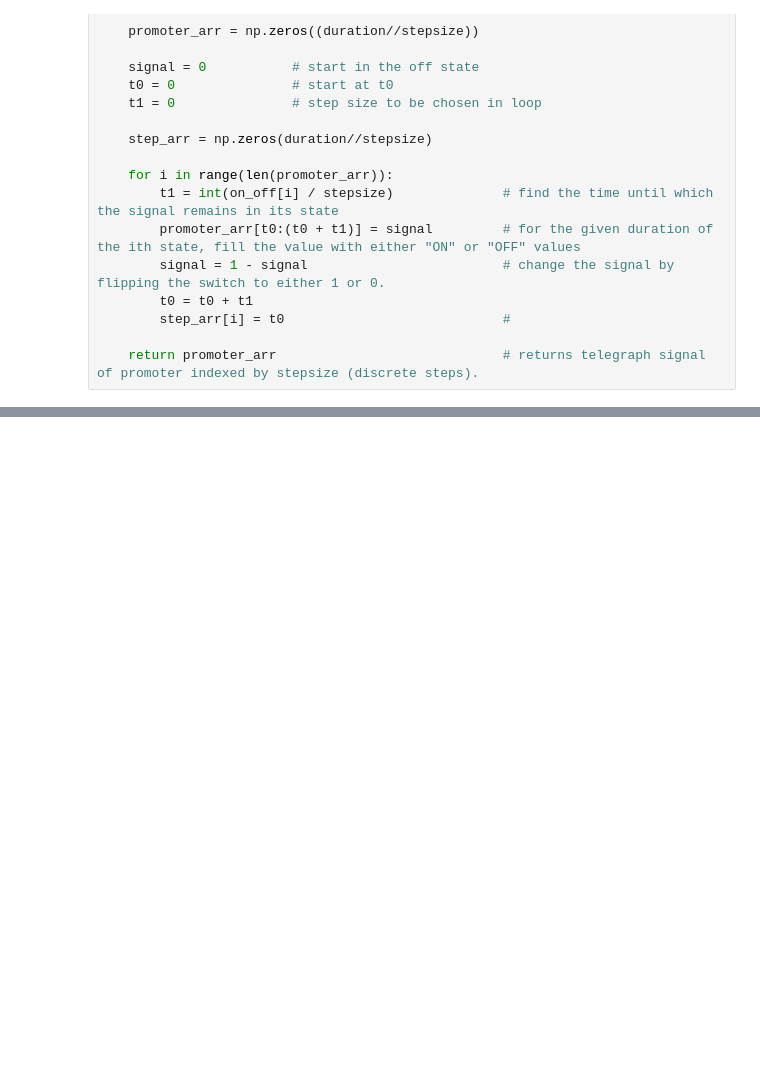
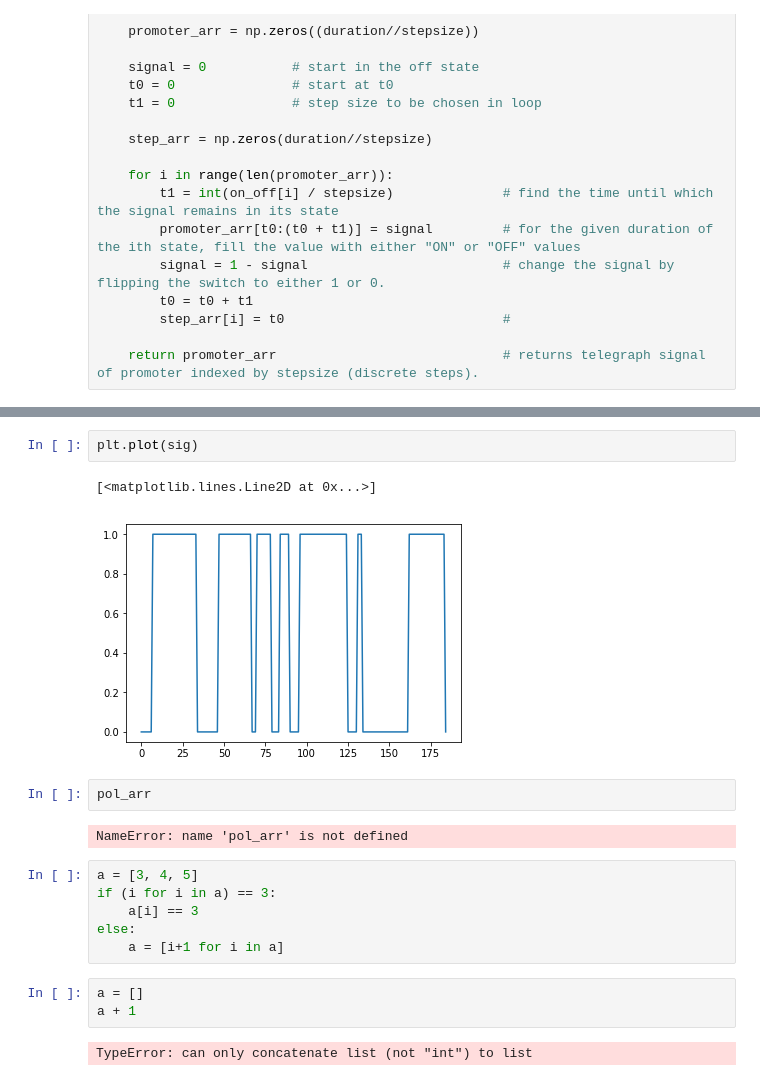
Before and after one commit to tlmakinen/bursting-IGMM, a Jupyter notebook: numerical_sandbox.ipynb, the cells around one changed output, grey strips where cells are left out. Drawn from its saved outputs; the diff is of its cells as text; blank space fills up the shorter version.

```diff
--- a/numerical_sandbox.ipynb
+++ b/numerical_sandbox.ipynb
@@ -108,0 +140,20 @@ def gfp_signal(telegraph, k_gfp, cts_per_gfp, pol_per_timestep, max_gfp stepsize
+# %%
+plt.plot(sig)
+# %% [output]
+[<matplotlib.lines.Line2D at 0x...>]
+[figure, added]
+# %%
+pol_arr
+# %% [output]
+NameError: name 'pol_arr' is not defined
+# %%
+a = [3, 4, 5]
+if (i for i in a) == 3:
+    a[i] == 3
+else:
+    a = [i+1 for i in a]
+# %%
+a = []
+a + 1
+# %% [output]
+TypeError: can only concatenate list (not "int") to list
```
Also changed, not shown: parts of 14 cells of this notebook, 2 other files.
